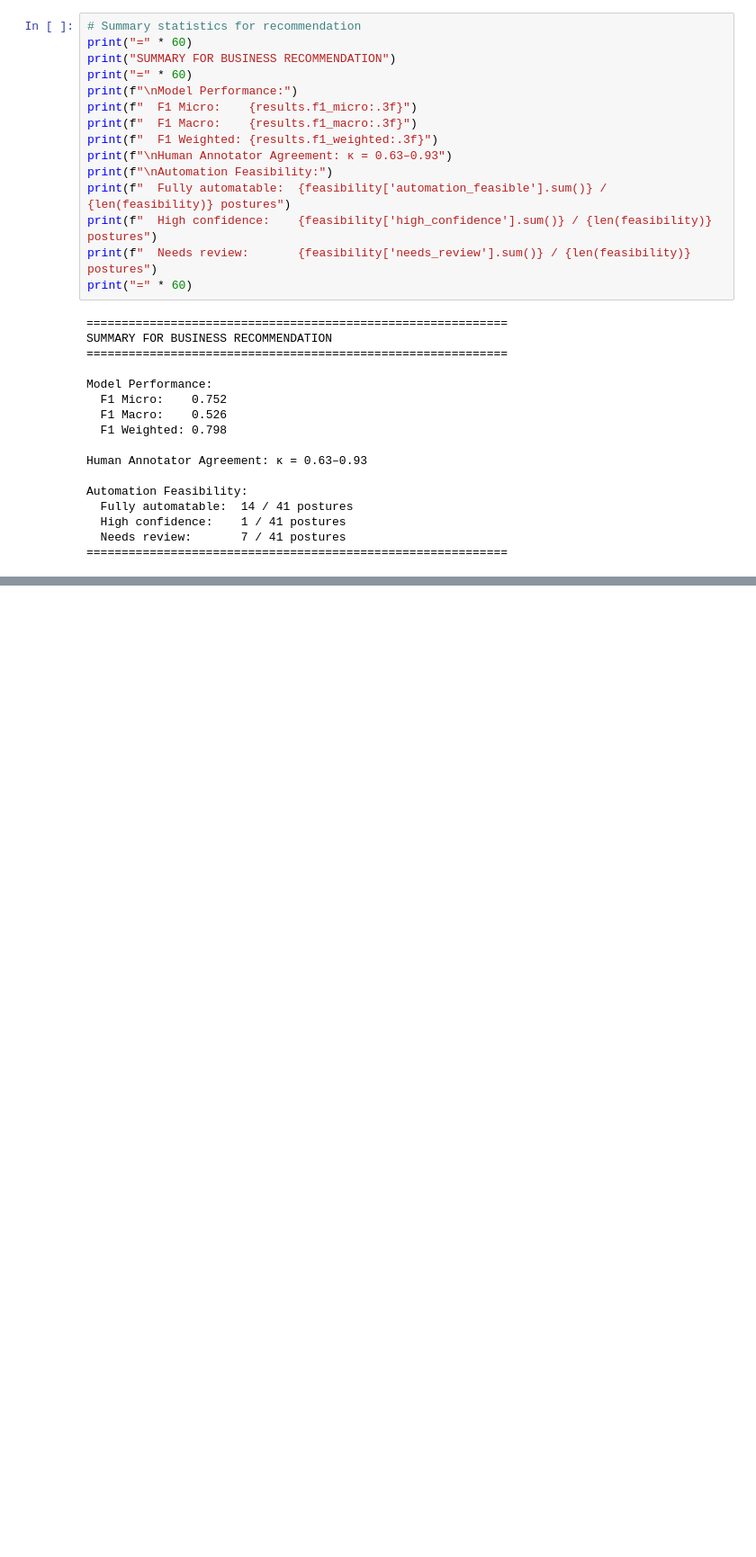
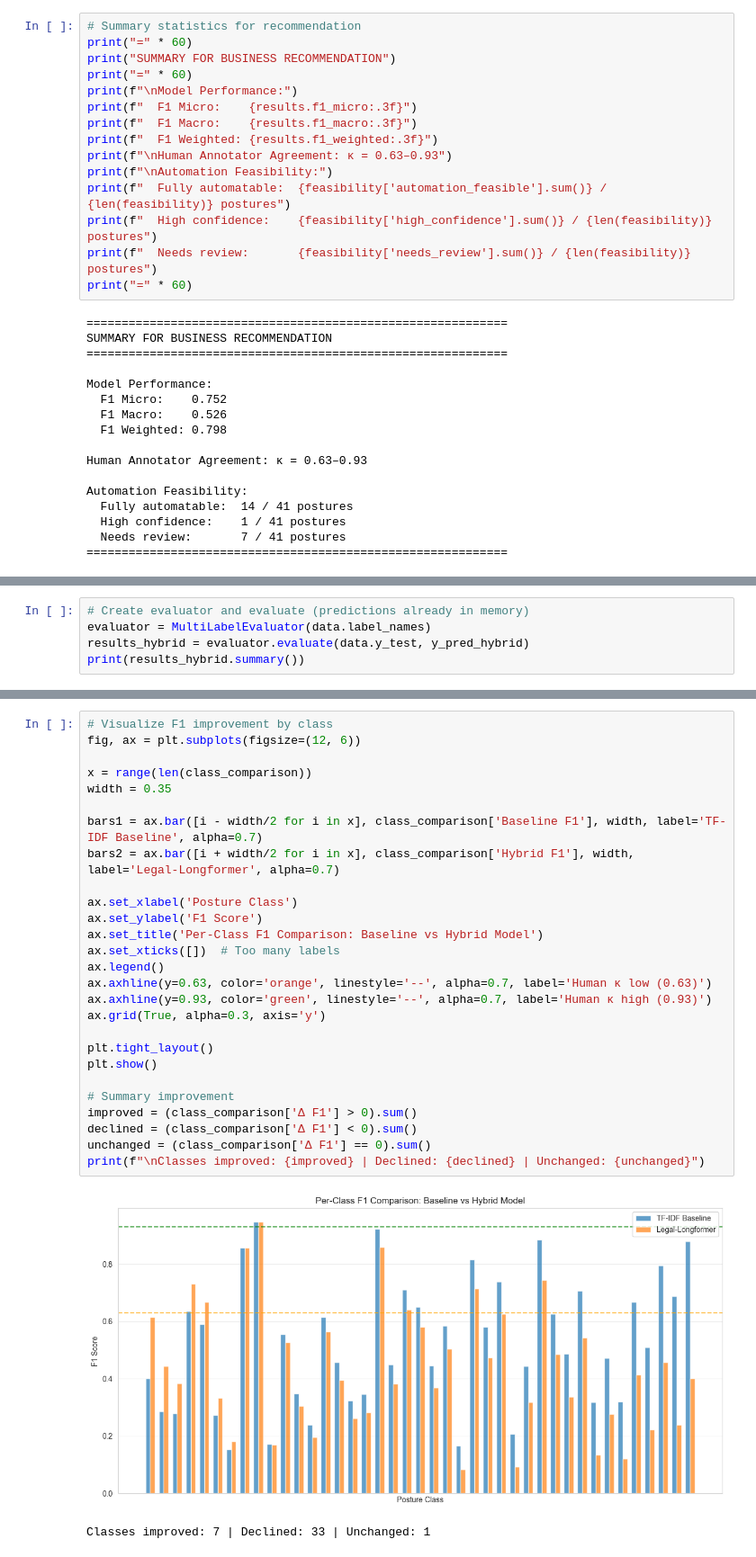
Before and after one commit to aledba/tr_challenge, a Jupyter notebook: notebooks/02_modeling.ipynb, the cells around one changed output, grey strips where cells are left out. Shown at 90% size. Saved outputs shown, nothing was run; the diff lists cells and outputs as text; blank space fills up the shorter version.

```diff
--- a/notebooks/02_modeling.ipynb
+++ b/notebooks/02_modeling.ipynb
@@ -249,0 +553,5 @@ Automation Feasibility:
+# %%
+# Create evaluator and evaluate (predictions already in memory)
+evaluator = MultiLabelEvaluator(data.label_names)
+results_hybrid = evaluator.evaluate(data.y_test, y_pred_hybrid)
+print(results_hybrid.summary())
@@ -249,0 +695,30 @@ Automation Feasibility:
+# %%
+# Visualize F1 improvement by class
+fig, ax = plt.subplots(figsize=(12, 6))
+
+x = range(len(class_comparison))
+width = 0.35
+
+bars1 = ax.bar([i - width/2 for i in x], class_comparison['Baseline F1'], width, label='TF-IDF Baseline', alpha=0.7)
+bars2 = ax.bar([i + width/2 for i in x], class_comparison['Hybrid F1'], width, label='Legal-Longformer', alpha=0.7)
+
+ax.set_xlabel('Posture Class')
+ax.set_ylabel('F1 Score')
+ax.set_title('Per-Class F1 Comparison: Baseline vs Hybrid Model')
+ax.set_xticks([])  # Too many labels
+ax.legend()
+ax.axhline(y=0.63, color='orange', linestyle='--', alpha=0.7, label='Human κ low (0.63)')
+ax.axhline(y=0.93, color='green', linestyle='--', alpha=0.7, label='Human κ high (0.93)')
+ax.grid(True, alpha=0.3, axis='y')
+
+plt.tight_layout()
+plt.show()
+
+# Summary improvement
+improved = (class_comparison['Δ F1'] > 0).sum()
+declined = (class_comparison['Δ F1'] < 0).sum()
+unchanged = (class_comparison['Δ F1'] == 0).sum()
+print(f"\nClasses improved: {improved} | Declined: {declined} | Unchanged: {unchanged}")
+# %% [output]
+[figure, added]
+Classes improved: 7 | Declined: 33 | Unchanged: 1
```
Also changed, not shown: parts of 26 cells of this notebook, 9 other files.
